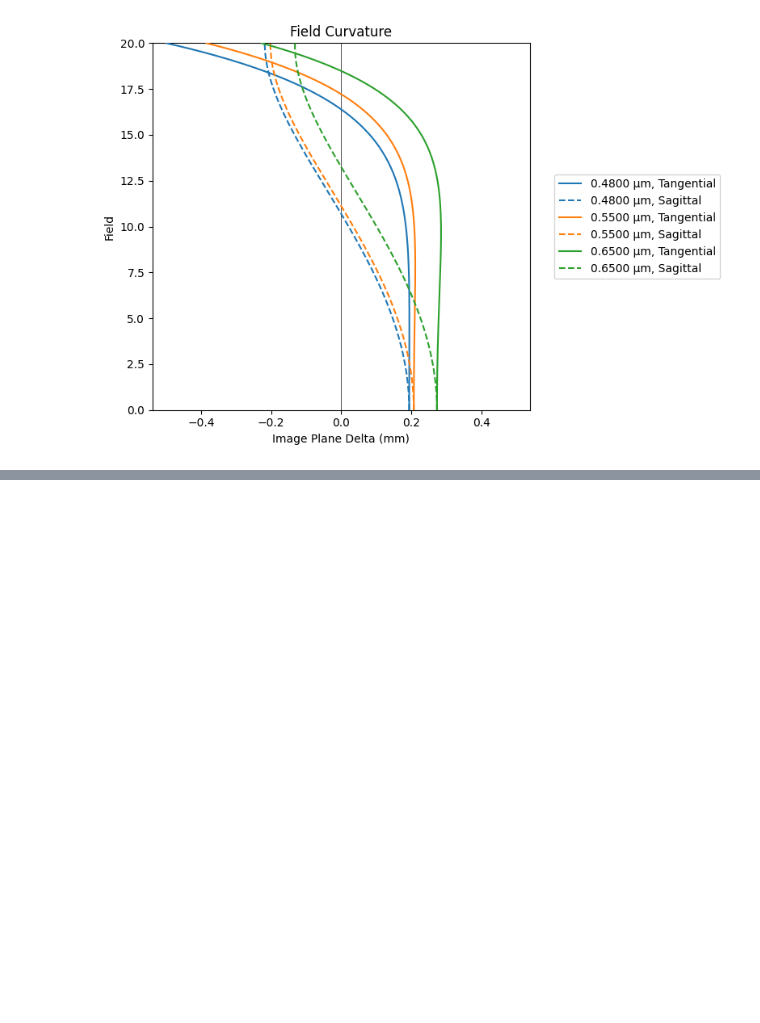
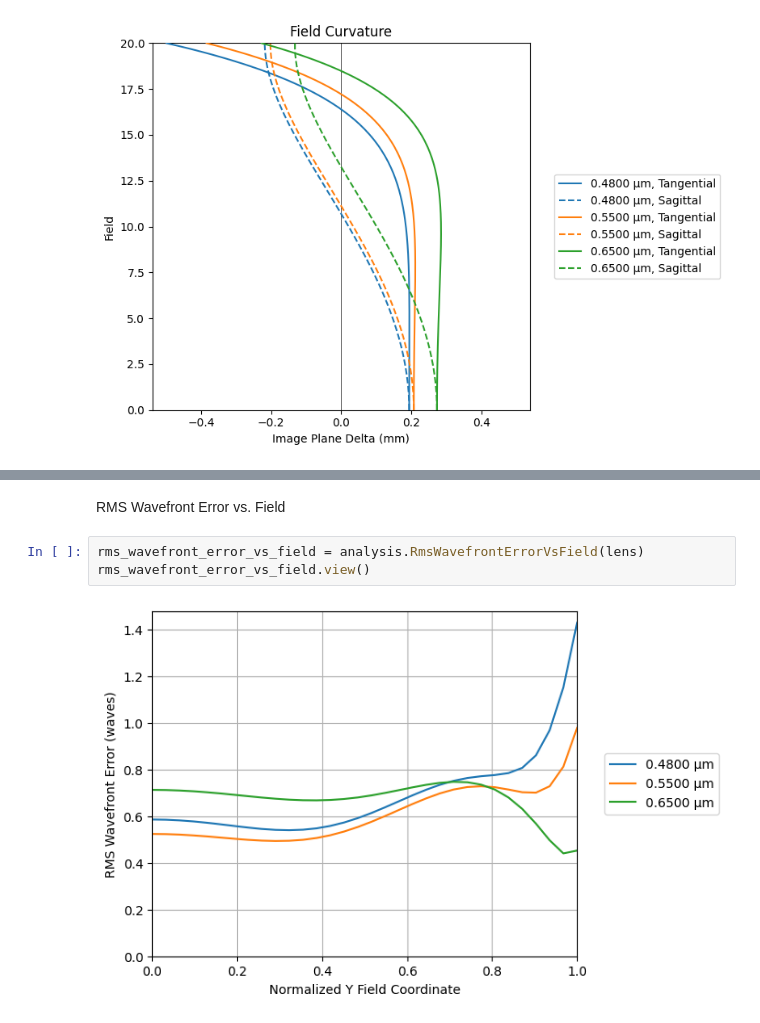
Before and after one commit to HarrisonKramer/optiland, a Jupyter notebook: docs/examples/Tutorial_3a_Common_Aberration_Analyses.ipynb, the cells around one changed output, grey strips where cells are left out. Saved outputs shown, nothing was run; the diff lists cells and outputs as text; blank space fills up the shorter version.

```diff
--- a/docs/examples/Tutorial_3a_Common_Aberration_Analyses.ipynb
+++ b/docs/examples/Tutorial_3a_Common_Aberration_Analyses.ipynb
@@ -101,0 +109,7 @@ field_curv.view()
+# %% [markdown]
+RMS Wavefront Error vs. Field
+# %%
+rms_wavefront_error_vs_field = analysis.RmsWavefrontErrorVsField(lens)
+rms_wavefront_error_vs_field.view()
+# %% [output]
+[figure, added]
```
Also changed, not shown: parts of 3 cells of this notebook.
